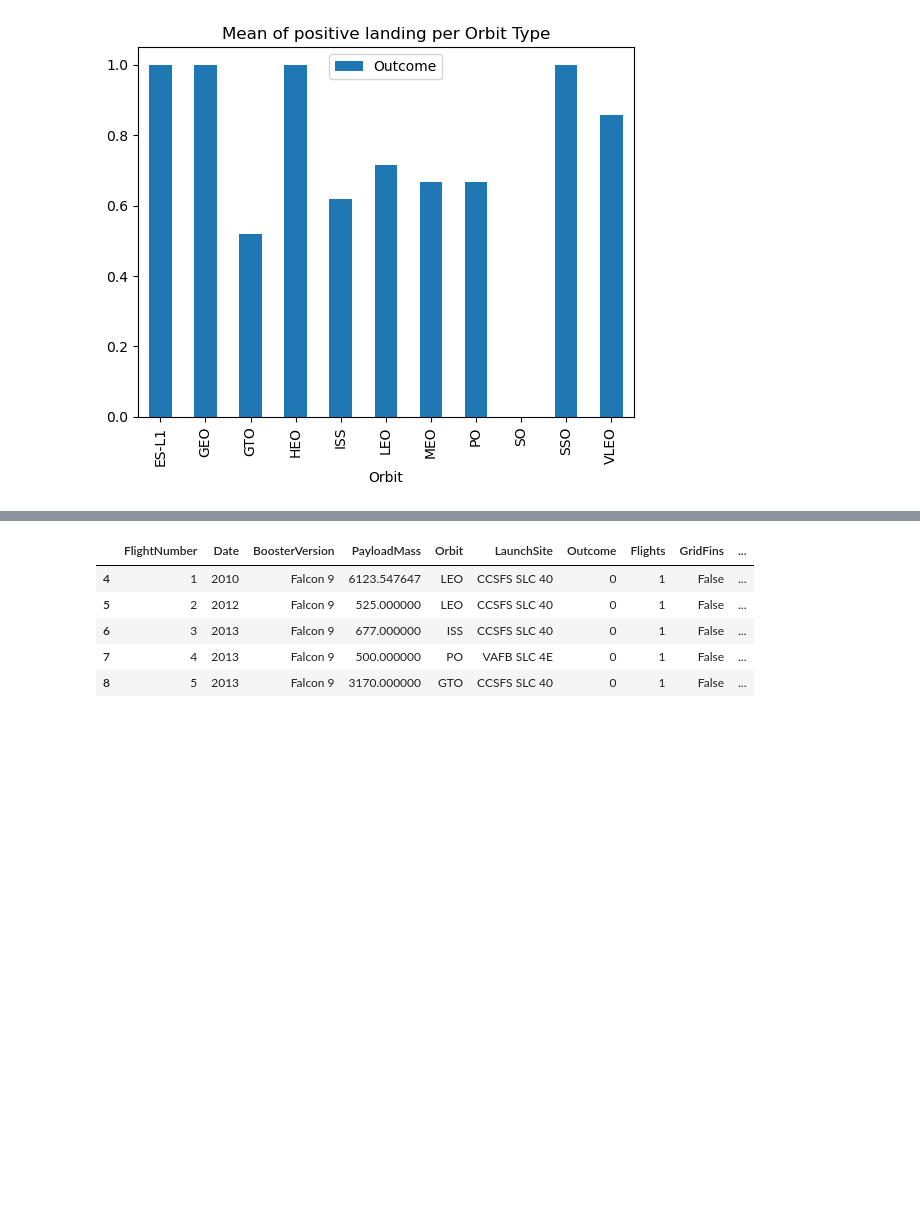
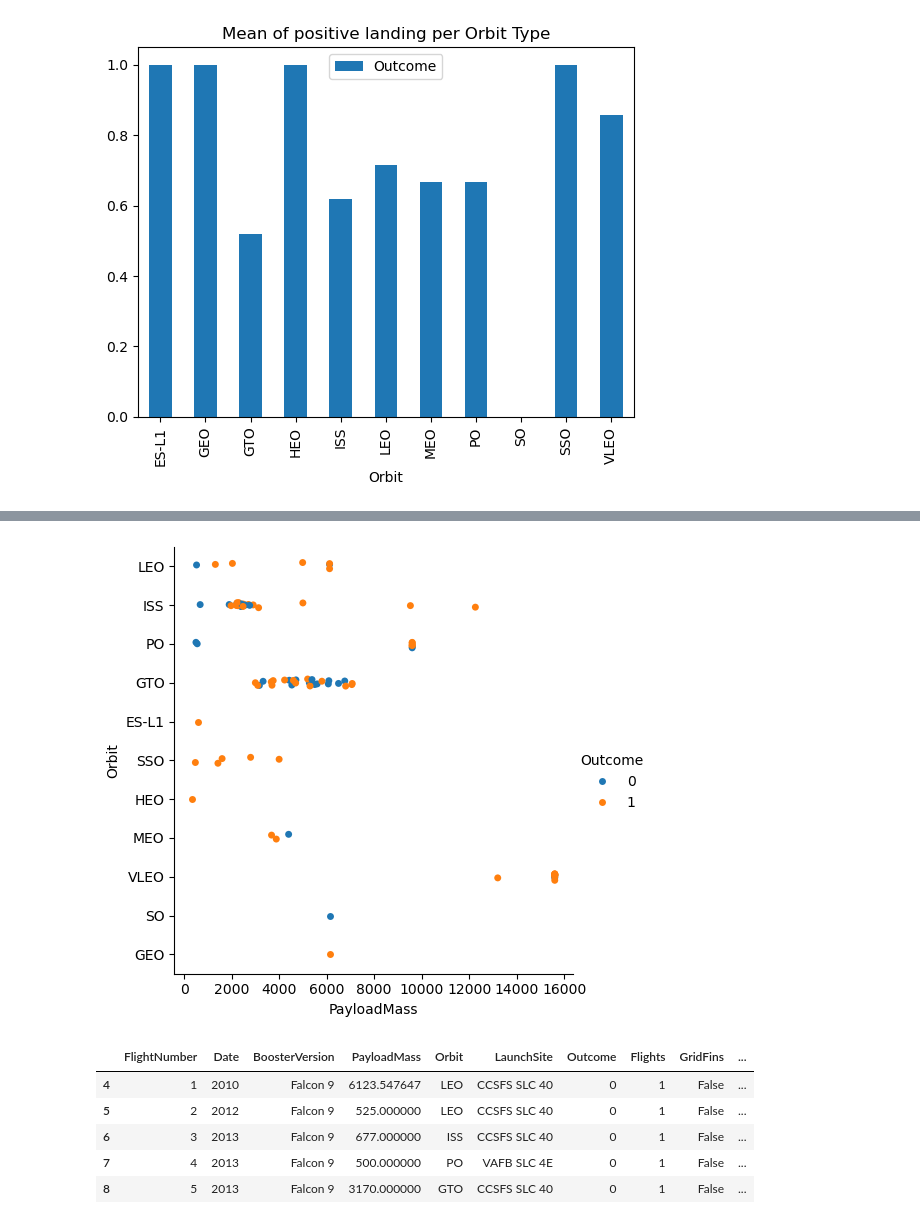
Before and after one commit to arturvictormartins/SpaceX-Project, a Jupyter notebook: sapcex.ipynb, the cells around one changed output, grey strips where cells are left out. Saved outputs shown, nothing was run; the diff lists cells and outputs as text; code cells hidden in the pictures; blank space fills up the shorter version.

```diff
--- a/sapcex.ipynb
+++ b/sapcex.ipynb
@@ -389,3 +389,8 @@ plt.show()
+# %%
+sns.catplot(x='PayloadMass', y='Orbit', data=data_falcon9, hue='Outcome')
+plt.show()
+# %% [output]
+[figure, added]
 # %%
 year=[]
 def Extract_year():
```
Also changed, not shown: parts of 25 cells of this notebook.
